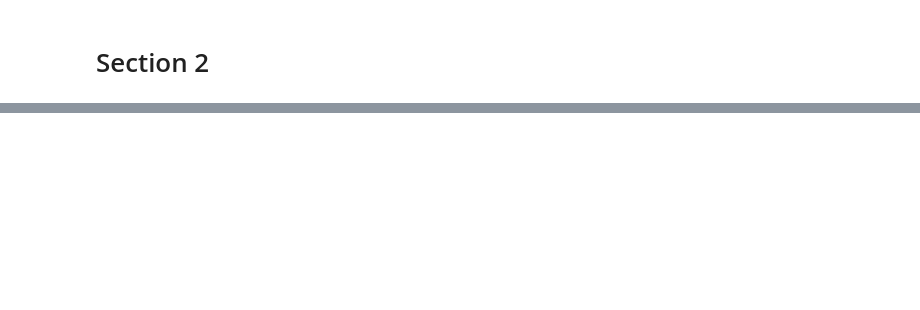
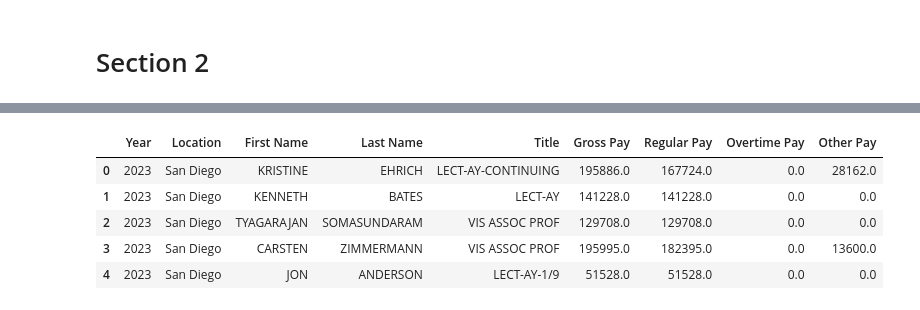
Before and after one commit to rsm-niou/tableau-capes, a Jupyter notebook: eda.ipynb, the cells around one changed output, grey strips where cells are left out. Saved outputs shown, nothing was run; the diff lists cells and outputs as text; code cells hidden in the pictures; blank space fills up the shorter version.

```diff
--- a/eda.ipynb
+++ b/eda.ipynb
@@ -59,0 +72,9 @@ rady_capes.to_csv('data/rady_capes_clean.csv')
+# %%
+salary_dat.head()
+# %% [output]
+|  | Year | Location | First Name | Last Name | Title | Gross Pay | Regular Pay | Overtime Pay | Other Pay |
+| 0 | 2023 | San Diego | KRISTINE | EHRICH | LECT-AY-CONTINUING | 195886.0 | 167724.0 | 0.0 | 28162.0 |
+| 1 | 2023 | San Diego | KENNETH | BATES | LECT-AY | 141228.0 | 141228.0 | 0.0 | 0.0 |
+| 2 | 2023 | San Diego | TYAGARAJAN | SOMASUNDARAM | VIS ASSOC PROF | 129708.0 | 129708.0 | 0.0 | 0.0 |
+| 3 | 2023 | San Diego | CARSTEN | ZIMMERMANN | VIS ASSOC PROF | 195995.0 | 182395.0 | 0.0 | 13600.0 |
+| 4 | 2023 | San Diego | JON | ANDERSON | LECT-AY-1/9 | 51528.0 | 51528.0 | 0.0 | 0.0 |
```
Also changed, not shown: parts of 9 cells of this notebook, 3 other files.
